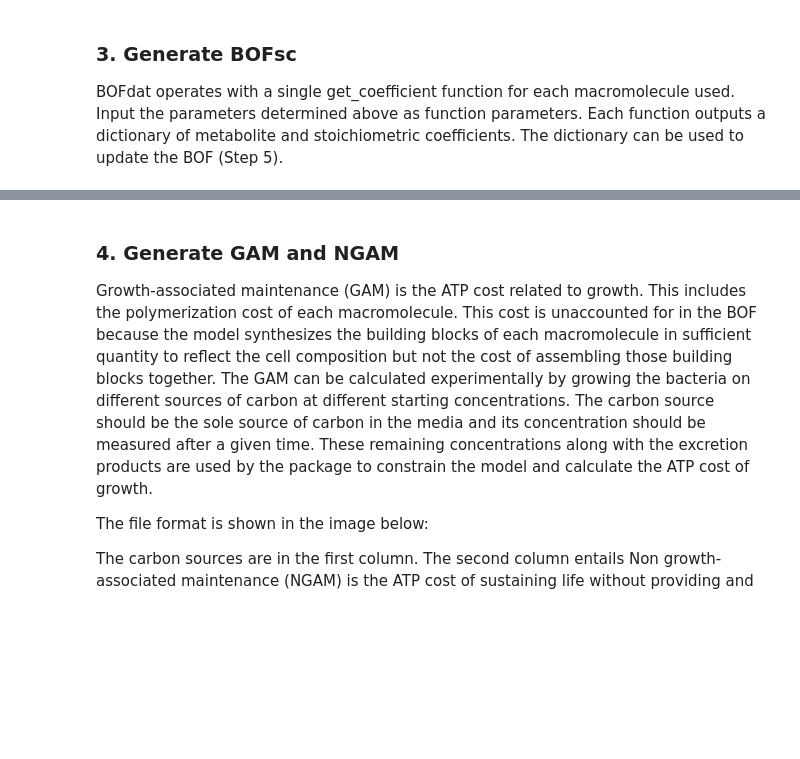
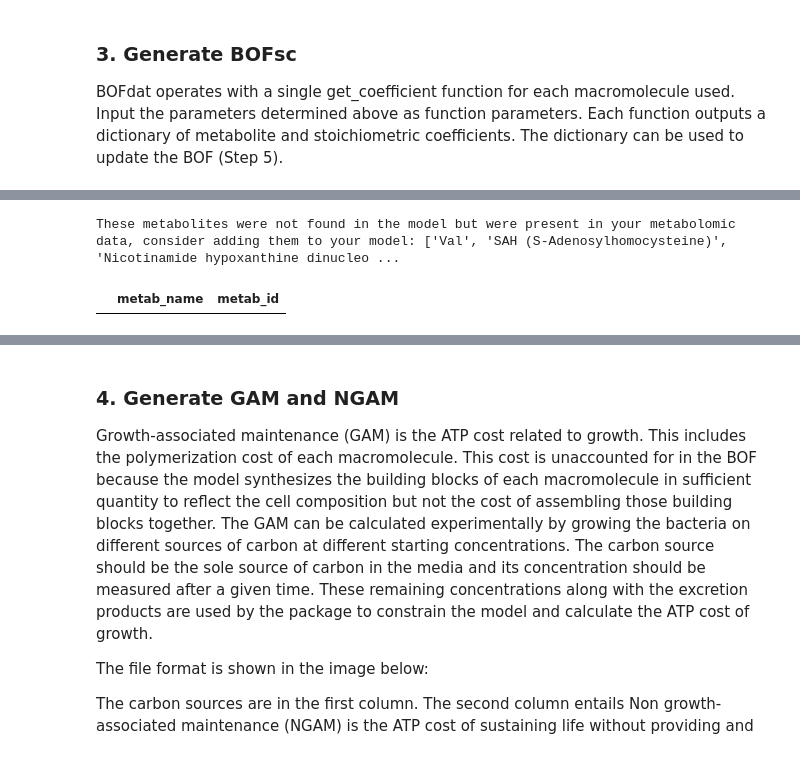
Before and after one commit to jclachance/BOFdat, a Jupyter notebook: Example_usage/Example.ipynb, the cells around one changed output, grey strips where cells are left out. Cells and saved outputs as stored; diff of their text form; code cells hidden in the pictures; blank space fills up the shorter version.

```diff
--- a/Example_usage/Example.ipynb
+++ b/Example_usage/Example.ipynb
@@ -154,3 +165,8 @@ lipid_coefficients
+# %%
+bd.metabolite.filter_for_model_metab(metabolomic_conversion,model)
+# %% [output]
+These metabolites were not found in the model but were present in your metabolomic data, consider adding them to your model: ['Val', 'SAH (S-Adenosylhomocysteine)', 'Nicotinamide hypoxanthine dinucleo ...
+|  | metab_name | metab_id |
 # %%
 metab_coefficients = bd.metabolite.generate_coefficients_from_experimental_data(metabolomic_abundances,metabolomic_conversion,model)
 metab_coefficients
```
Also changed, not shown: parts of 9 cells of this notebook, 11 other files.
